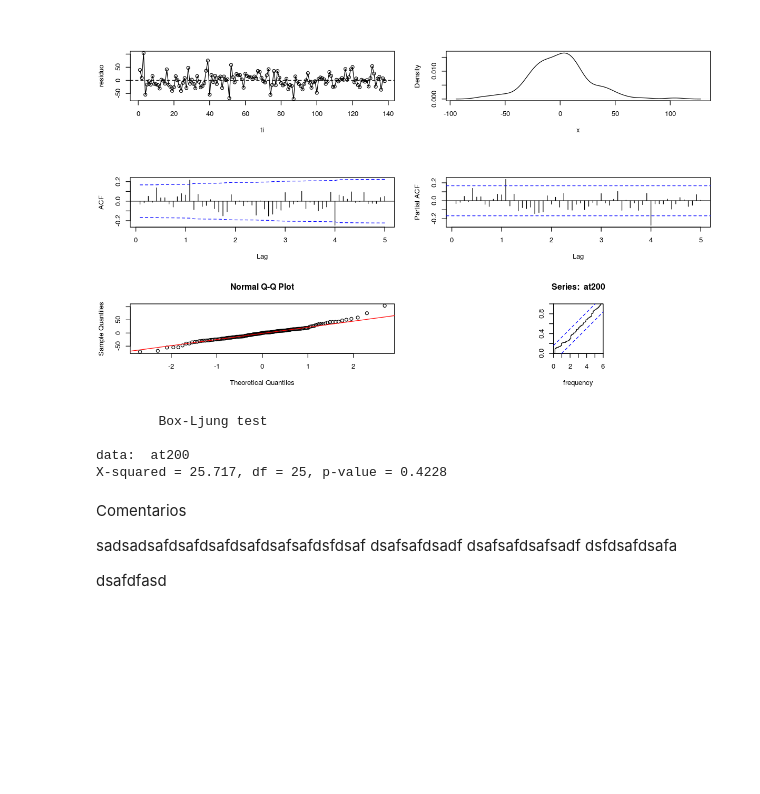
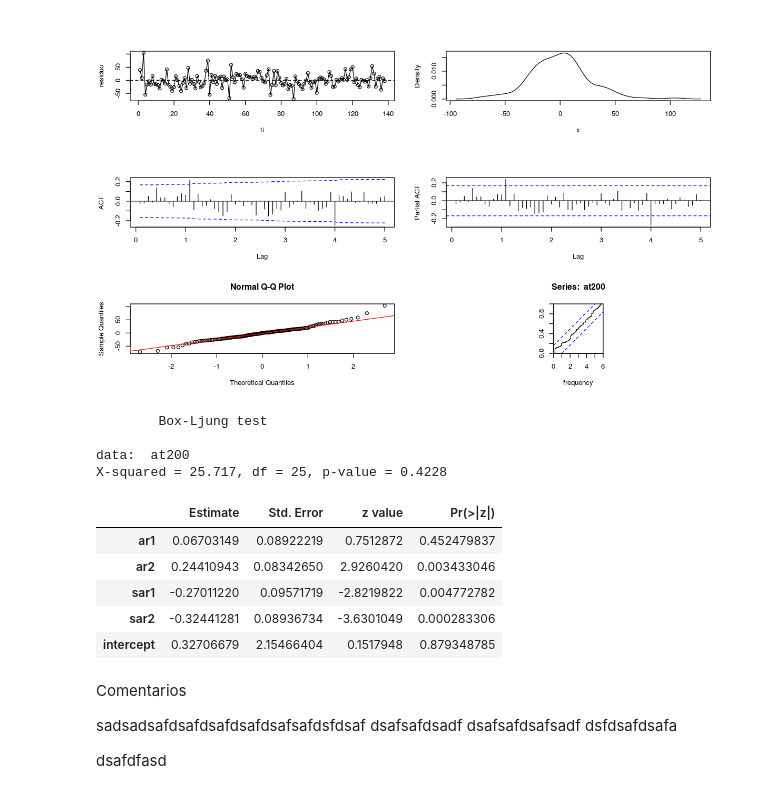
Before and after one commit to davidrivera62/Trabajo2, a Jupyter notebook: Trabajo 2.ipynb, the cells around one changed output. Drawn from its saved outputs; the diff is of its cells as text; code cells hidden in the pictures; blank space fills up the shorter version.

```diff
--- a/Trabajo 2.ipynb
+++ b/Trabajo 2.ipynb
@@ -456,6 +458,21 @@ Box.test(x = at200, lag = 25, type="Ljung-Box")
 
 data:  at200
 X-squared = 25.717, df = 25, p-value = 0.4228
+# %%
+B=coeftest(mod_ARIMA200)
+
+B1 = matrix(B,5,4)
+colnames(B1) = colnames(B)
+rownames(B1) = rownames(B)
+xtable(B1, include.rownames = TRUE,
+      include.colnames = TRUE,digits=4)
+# %% [output]
+|  | Estimate | Std. Error | z value | Pr(>|z|) |
+| ar1 | 0.06703149 | 0.08922219 | 0.7512872 | 0.452479837 |
+| ar2 | 0.24410943 | 0.08342650 | 2.9260420 | 0.003433046 |
+| sar1 | -0.27011220 | 0.09571719 | -2.8219822 | 0.004772782 |
+| sar2 | -0.32441281 | 0.08936734 | -3.6301049 | 0.000283306 |
+| intercept | 0.32706679 | 2.15466404 | 0.1517948 | 0.879348785 |
 # %% [markdown]
 Comentarios
 
```
Also changed, not shown: parts of 4 cells of this notebook, 1 other file.
